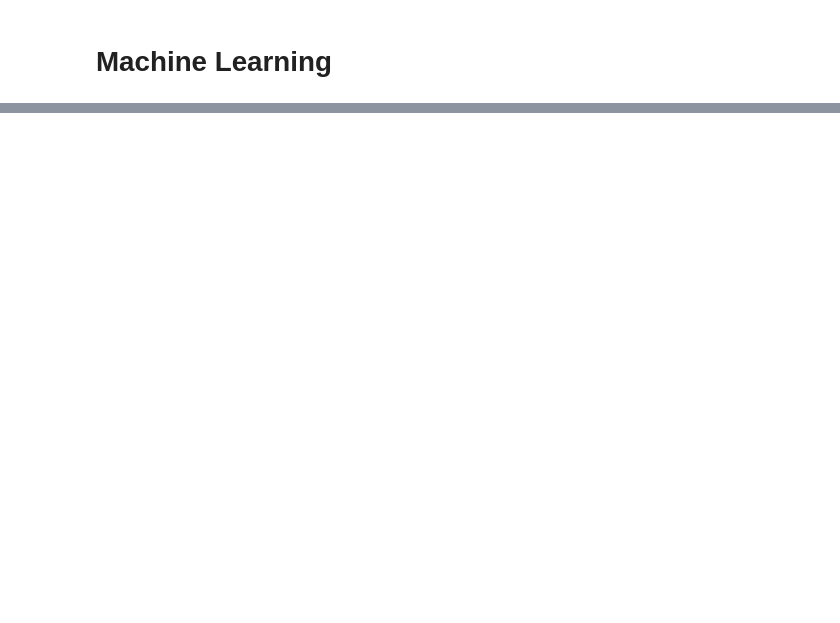
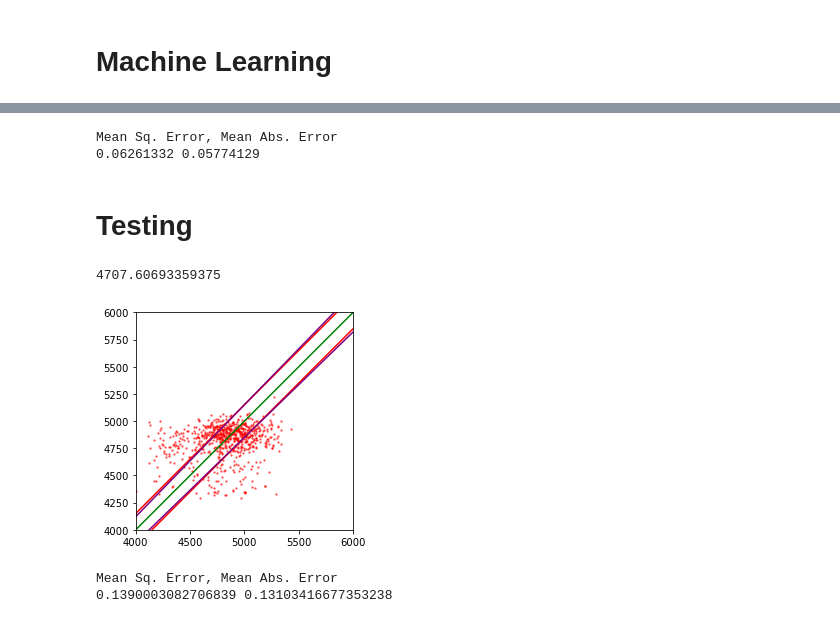
Before and after one commit to michaelsong4399/starzam, a Jupyter notebook: ML/model2.ipynb, the cells around one changed output, grey strips where cells are left out. Saved outputs shown, nothing was run; the diff lists cells and outputs as text; code cells hidden in the pictures; blank space fills up the shorter version.

```diff
--- a/ML/model2.ipynb
+++ b/ML/model2.ipynb
@@ -287,0 +326,62 @@ Mean Sq. Error, Mean Abs. Error
+# %%
+mse = np.sqrt(mean_squared_error(normalize1D(train_y),normalize1D(pred_train_y)))
+mae = mean_absolute_error(normalize1D(train_y),normalize1D(pred_train_y))
+print("Mean Sq. Error, Mean Abs. Error")
+print(mse,mae)
+# %% [output]
+Mean Sq. Error, Mean Abs. Error
+0.06261332 0.05774129
+# %% [markdown]
+# Testing
+# %%
+float(model.predict(all_data[i][3:121].reshape(-1,118)))
+# %% [output]
+4707.60693359375
+# %%
+def testpred_avg(all_data):
+    all_y = []
+    pred_all_y = []
+    kic = all_data[0][0]
+    kic_y = []
+    for i in range(len(all_data[:10000])):
+        kic_y.append(float(model.predict(all_data[i][3:121].reshape(-1,118))))
+        if(all_data[i][0]!=kic):
+            kic = all_data[i][0]
+            all_y.append(all_data[i][1])
+            pred_all_y.append(sum(kic_y)/len(kic_y))
+            kic_y = []
+
+    return all_y,pred_all_y
+all_y,pred_all_y = testpred_avg(all_data)
+# %%
+plt.scatter(all_y,pred_all_y, c='red', alpha=0.5,s=2)
+
+linex = np.linspace(4000, 6000)
+liney = linex
+lineytop = linex+150
+lineybot = linex-150
+lineytop2 = linex*1.03
+lineybot2 = linex*0.97
+# Create the plot
+plt.plot(linex, liney,c="green")
+plt.plot(linex, lineytop,c="red")
+plt.plot(linex, lineybot,c="red")
+plt.plot(linex, lineytop2,c="purple")
+plt.plot(linex, lineybot2,c="purple")
+
+
+plt.xlim(4000, 6000)
+plt.ylim(4000, 6000)
+plt.gca().set_aspect('equal', adjustable='box')
+plt.savefig('/Users/michaelsong/Documents/GitHub/starzam/Results/4.2.png')
+plt.show()
+# %% [output]
+[figure, added]
+# %%
+mse = np.sqrt(mean_squared_error(normalize1D(all_y),normalize1D(pred_all_y)))
+mae = mean_absolute_error(normalize1D(all_y),normalize1D(pred_all_y))
+print("Mean Sq. Error, Mean Abs. Error")
+print(mse,mae)
+# %% [output]
+Mean Sq. Error, Mean Abs. Error
+0.1390003082706839 0.13103416677353238
```
Also changed, not shown: parts of 11 cells of this notebook, 4 other files.
